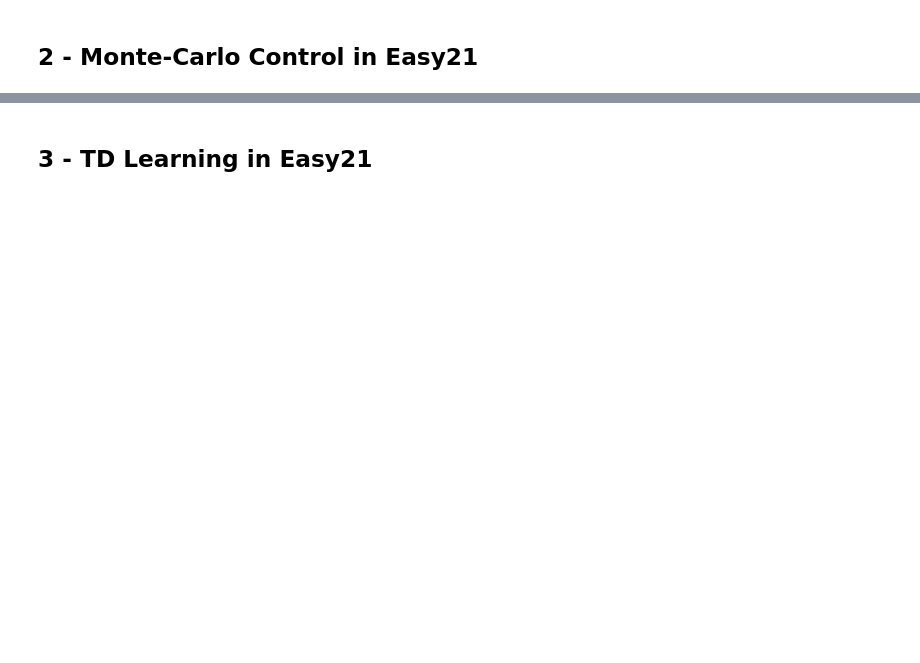
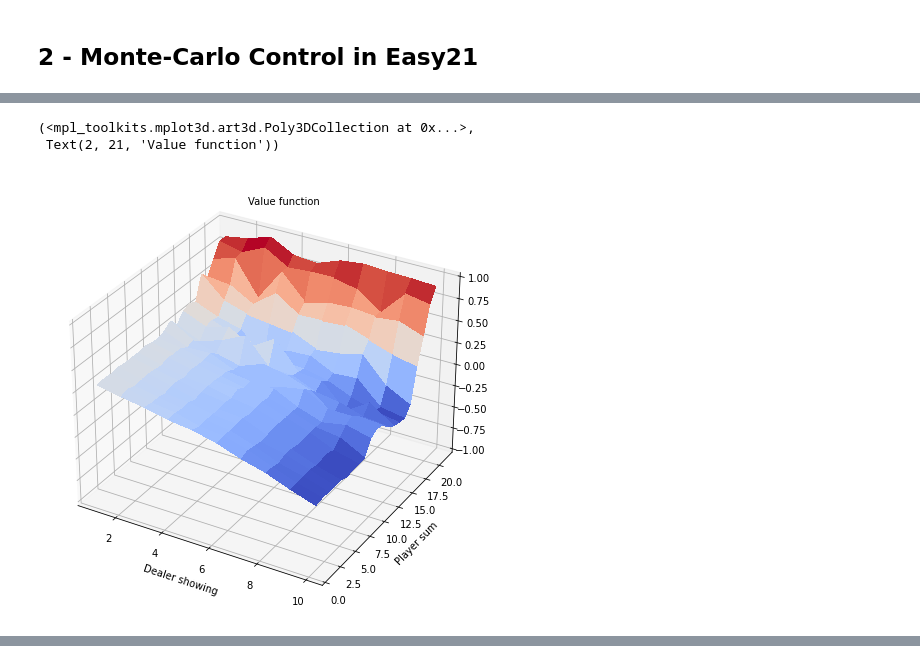
Before and after one commit to bflammers/reinforcement_learning, a Jupyter notebook: notebooks/easy21.ipynb, the cells around one changed output, grey strips where cells are left out. Saved outputs shown, nothing was run; the diff lists cells and outputs as text; code cells hidden in the pictures; blank space fills up the shorter version.

```diff
--- a/notebooks/easy21.ipynb
+++ b/notebooks/easy21.ipynb
@@ -116,7 +118,7 @@ checkpoints = []
 
 env = EasyEnvironment()
 
-agent = MCAgent(
+mc_agent = MCAgent(
     policy=EpsilonGreedyPolicy(N_zero=100)
 )
 # %%
@@ -133,7 +135,7 @@ for i in range(n_episodes):
         t_start = perf_counter()
 
         if i > 1:
-            checkpoints.append(checkpoint(i, mean_reward, agent.get_V()))
+            checkpoints.append(checkpoint(i, mean_reward, mc_agent.get_V()))
 
     # Reset environment and episode transitions
     env.reset()
@@ -144,7 +146,7 @@ for i in range(n_episodes):
     while not s.terminal:
 
         # Take step, first agent using current state, then environment using action
-        a = agent.step(s)
+        a = mc_agent.step(s)
         next_s, R = env.step(a)
 
         # Store rewards and transitions
@@ -154,4 +156,4 @@ for i in range(n_episodes):
         # Set state to next state
         s = copy(next_s)
 
-    agent.optimize(episode)
+    mc_agent.optimize(episode)
@@ -158,10 +181,12 @@ for i in range(n_episodes):
 # %%
-df_V = agent.get_V()
+df_V = mc_agent.get_V()
 
 plot_value_function(df_V)
+# %% [output]
+(<mpl_toolkits.mplot3d.art3d.Poly3DCollection at 0x...>,
+ Text(2, 21, 'Value function'))
+[figure, added]
 # %%
 # animate(checkpoints, "Easy21_MC_control")
 # %% [markdown]
 ![Value function surface plot](../animations/Easy21_MC_control.gif)
-# %% [markdown]
-## 3 - TD Learning in Easy21
```
Also changed, not shown: parts of 19 cells of this notebook, 4 other files.
